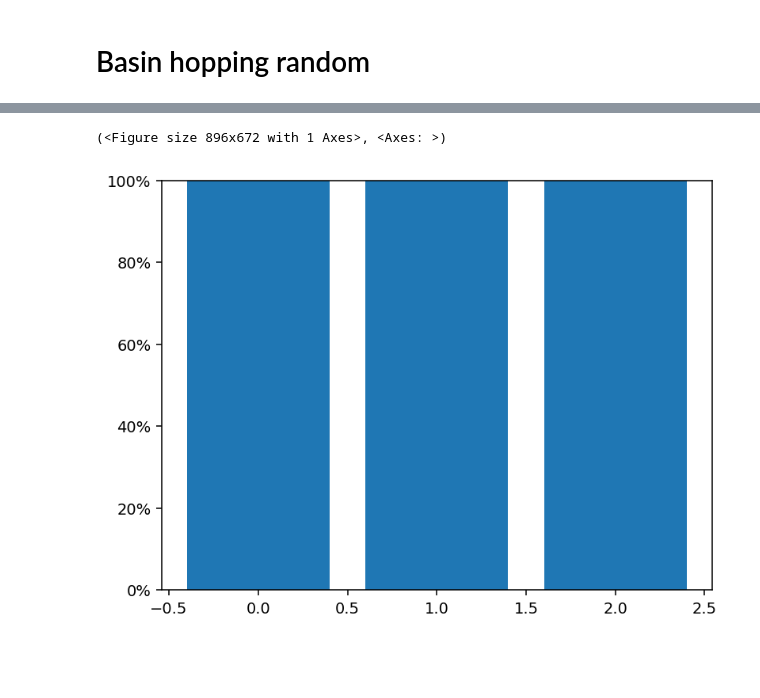
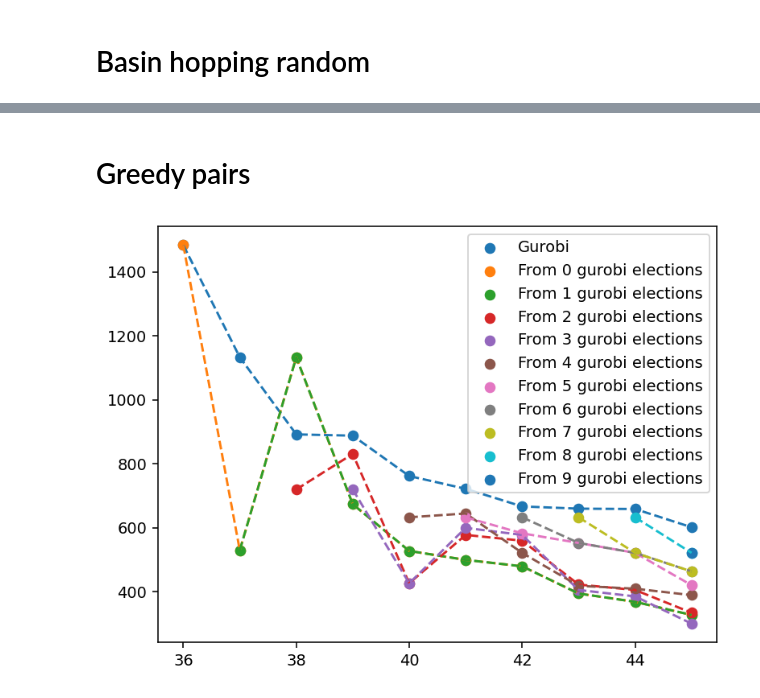
Before and after one commit to Janix4000/holes-in-elections, a Jupyter notebook: approval_l1/comparison.ipynb, the cells around one changed output, grey strips where cells are left out. Drawn from its saved outputs; the diff is of its cells as text; code cells hidden in the pictures; blank space fills up the shorter version.

```diff
--- a/approval_l1/comparison.ipynb
+++ b/approval_l1/comparison.ipynb
@@ -65,19 +77,20 @@ def plot_metric(reference_report, reports):
 # %% [markdown]
 # Content
 # %%
-num_generated = 12
-num_candidates = 50
+num_generated = 10
+num_candidates = 30
 num_voters = 100
 family_id = 'euclidean'
 solver_id = 'gurobi'
 
 experiment_id = f'{num_candidates}x{num_voters}/{family_id}'
 
-with open(os.path.join('results', solver_id, experiment_id, 'new-approvalwise-vectors.pkl'), 'rb') as f:
+results_dir = os.path.join('results', experiment_id, solver_id)
+
+with open(os.path.join(results_dir, 'new-approvalwise-vectors.pkl'), 'rb') as f:
     gurobi_new_approvalwise_vectors = pickle.load(f)
 
-with open(os.path.join('results', solver_id, experiment_id, 'report.pkl'), 'rb') as f:
-    gurobi_report = pickle.load(f)
+gurobi_report = pd.read_csv(os.path.join(results_dir, 'report.csv'))
 # %%
 len(gurobi_new_approvalwise_vectors)
 # %% [output]
@@ -107,13 +113,13 @@ dict_values([[100, 100, 100, 100, 100, 100, 100, 100, 100, 100, 100, 100, 100, 1
 # %%
-import pandas as pd
-from scripts.basin_hopping import __distance_across
+# import pandas as pd
+# from scripts.basin_hopping import __distance_across
 
-gurobi_distances = [__distance_across(approvalwise_vectors, np.array(x)) for x in gurobi_new_approvalwise_vectors.values()]
-gurobi_experiment_sizes = list(range(200, 200 + len(gurobi_new_approvalwise_vectors)))
-gurobi_report = pd.DataFrame({
-        'experiment_size': gurobi_experiment_sizes,
-        'distance': gurobi_distances
-    })
+# gurobi_distances = [__distance_across(approvalwise_vectors, np.array(x)) for x in gurobi_new_approvalwise_vectors.values()]
+# gurobi_experiment_sizes = list(range(200, 200 + len(gurobi_new_approvalwise_vectors)))
+# gurobi_report = pd.DataFrame({
+#         'experiment_size': gurobi_experiment_sizes,
+#         'distance': gurobi_distances
+#     })
 
 gurobi_report
 # %% [output]
@@ -170,0 +193,2 @@ plot_trajectories(gurobi_report, reports)
+# %% [markdown]
+# Greedy pairs
@@ -171,5 +259,4 @@ plot_trajectories(gurobi_report, reports)
 # %%
-plot_metric(gurobi_report, reports)
+plot_trajectories(gurobi_report, reports)
 # %% [output]
-(<Figure size 896x672 with 1 Axes>, <Axes: >)
-[figure, old version]
+[figure, new version]
```
Also changed, not shown: parts of 33 cells of this notebook, 3 other files.
